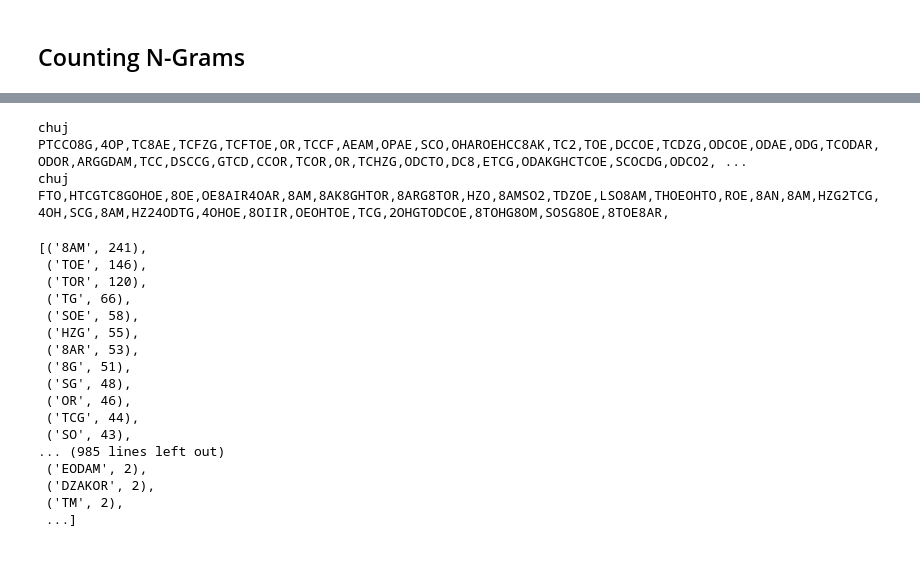
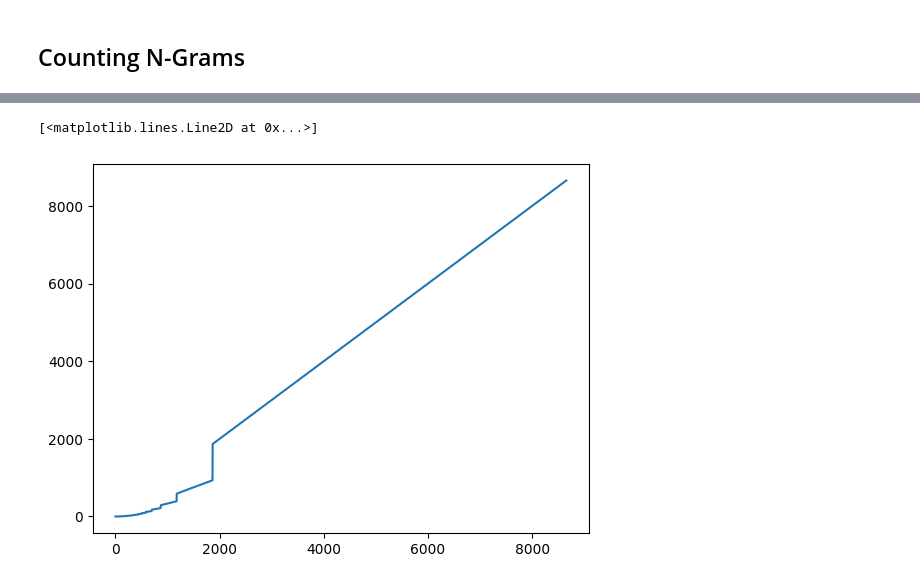
Before and after one commit to lursz/NaturalLanguageProcessing, a Jupyter notebook: main.ipynb, the cells around one changed output, grey strips where cells are left out. Cells and saved outputs as stored; diff of their text form; code cells hidden in the pictures; blank space fills up the shorter version.

Commit message:
All codex parsing

```diff
--- a/main.ipynb
+++ b/main.ipynb
@@ -74,10 +69,10 @@ def countNGrams(text: list[str], n: int) -> dict[str, int]:
         for i in range(len(paragraph) - n + 1):
             ngram = ' '.join(paragraph[i:i+n])
             if ngram not in ngrams:
-                ngrams[ngram] = 1
+                ngrams[ngram] = 0
             ngrams[ngram] += 1
 
     return ngrams
 # %%
-def getSortedNGrams(ngrams: dict[str, int]) -> list[tuple[str, int]]:
-    return list(sorted(ngrams.items(), key=lambda x: x[1], reverse=True))
+def getSortedNGramsAndCalculateScores(ngrams: dict[str, int]) -> list[tuple[str, int]]:
+    return list(map(lambda pair: (pair[1][0], pair[1][1], pair[0] / pair[1][1]), enumerate(sorted(ngrams.items(), key=lambda x: x[1], reverse=True))))
@@ -90,22 +95,7 @@ chuj FTO,HTCGTC8GOHOE,8OE,OE8AIR4OAR,8AM,8AK8GHTOR,8ARG8TOR,HZO,8AMSO2,TDZOE,LSO
-# %%
-getSortedNGrams(countNGrams(readCodex('FSG.txt'), 1))
-# %% [output]
-chuj PTCCO8G,4OP,TC8AE,TCFZG,TCFTOE,OR,TCCF,AEAM,OPAE,SCO,OHAROEHCC8AK,TC2,TOE,DCCOE,TCDZG,ODCOE,ODAE,ODG,TCODAR,ODOR,ARGGDAM,TCC,DSCCG,GTCD,CCOR,TCOR,OR,TCHZG,ODCTO,DC8,ETCG,ODAKGHCTCOE,SCOCDG,ODCO2, ...
-chuj FTO,HTCGTC8GOHOE,8OE,OE8AIR4OAR,8AM,8AK8GHTOR,8ARG8TOR,HZO,8AMSO2,TDZOE,LSO8AM,THOEOHTO,ROE,8AN,8AM,HZG2TCG,4OH,SCG,8AM,HZ24ODTG,4OHOE,8OIIR,OEOHTOE,TCG,2OHGTODCOE,8TOHG8OM,SOSG8OE,8TOE8AR,
-[('8AM', 241),
- ('TOE', 146),
- ('TOR', 120),
- ('TG', 66),
- ('SOE', 58),
- ('HZG', 55),
- ('8AR', 53),
- ('8G', 51),
- ('SG', 48),
- ('OR', 46),
- ('TCG', 44),
- ('SO', 43),
-... (985 lines left out)
- ('EODAM', 2),
- ('DZAKOR', 2),
- ('TM', 2),
- ...]
+# %%
+getSortedNGramsAndCalculateScores(countNGrams(readCodex('FSG.txt'), 1))
+
+plt.plot(list(map(lambda x: x[2], getSortedNGramsAndCalculateScores(countNGrams(readCodex('FSG.txt'), 1)))))
+# %% [output]
+[<matplotlib.lines.Line2D at 0x...>]
+[figure, added]
```
Also changed, not shown: parts of 6 cells of this notebook.
